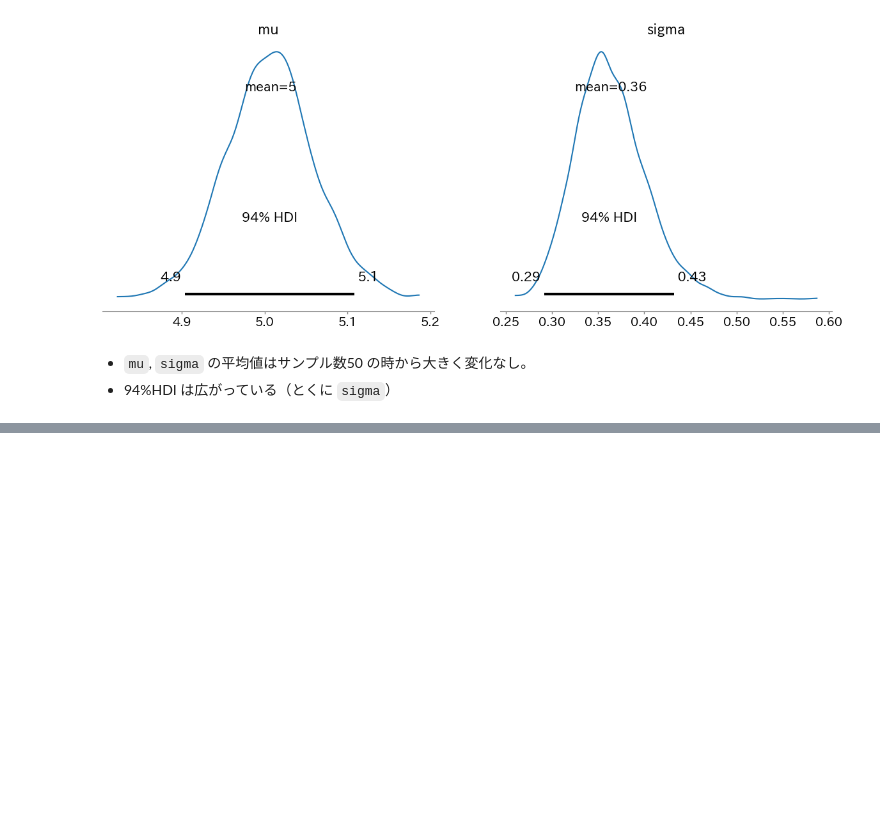
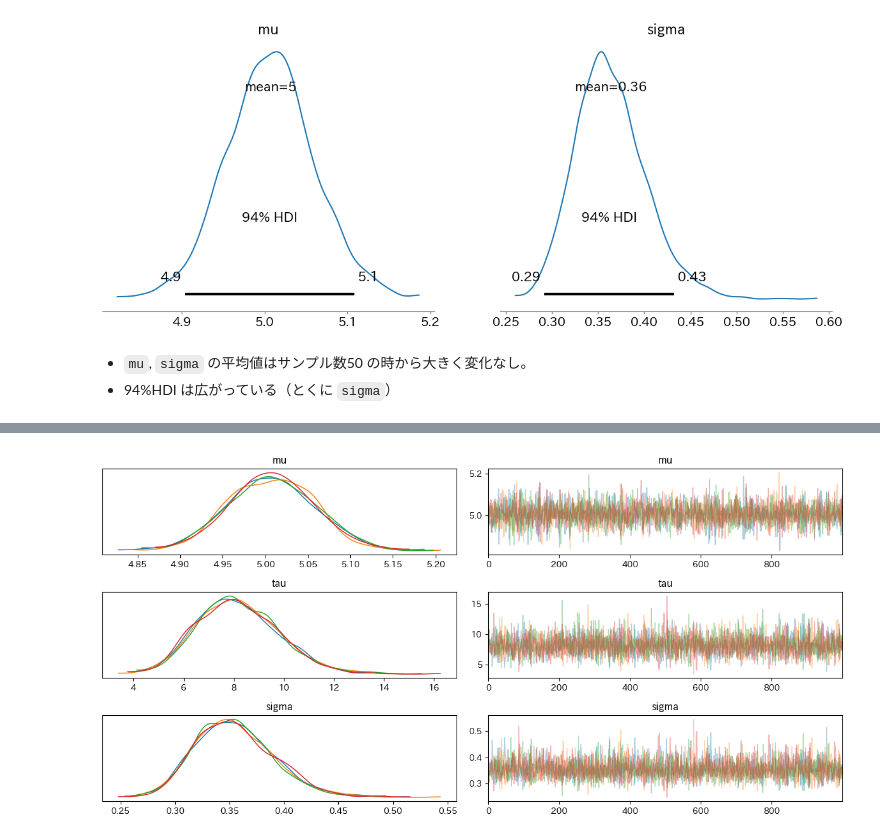
Before and after one commit to 1024xx4/py_bayes_intro, a Jupyter notebook: iris.ipynb, the cells around one changed output, grey strips where cells are left out. Cells and saved outputs as stored; diff of their text form; code cells hidden in the pictures; blank space fills up the shorter version.

Commit message:
Feat: Parameter を tau にかえて推論する#3
sigma の時と比較する為

```diff
--- a/iris.ipynb
+++ b/iris.ipynb
@@ -242,0 +248,12 @@ array([<Axes: title={'center': 'mu'}>, <Axes: title={'center': 'sigma'}>],
+# %%
+# 確率モデル定義
+model_setosa_sepal_length_tau = pm.Model()
+
+with model_setosa_sepal_length_tau:
+    mu = pm.Normal('mu', mu=0.0, sigma=10.0)
+    tau = pm.HalfNormal('tau', sigma=10.0)
+    obs_setosa_sepal_length_tau = pm.Normal('obs_setosa_sepal_length_tau', mu=mu, tau=tau, observed=setosa_sepal_length)
+    sigma = pm.Deterministic('sigma', 1 / pm.math.sqrt(tau))
+
+    # Sampling
+    inference_setosa_sepal_length_tau = pm.sample(random_seed=42)
@@ -242,0 +273,6 @@ array([<Axes: title={'center': 'mu'}>, <Axes: title={'center': 'sigma'}>],
+# %%
+# 収束具体の可視化
+az.plot_trace(inference_setosa_sepal_length_tau, compact=False)
+plt.tight_layout()
+# %% [output]
+[figure, added]
```
Also changed, not shown: parts of 7 cells of this notebook.
